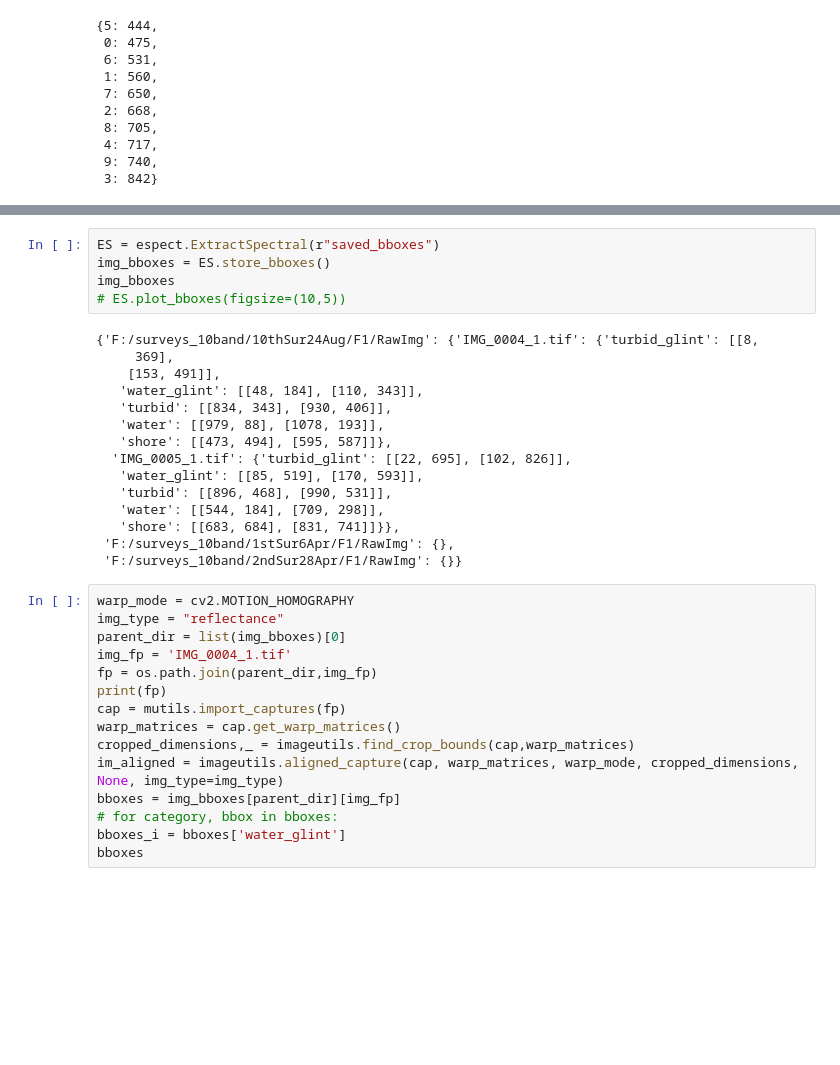
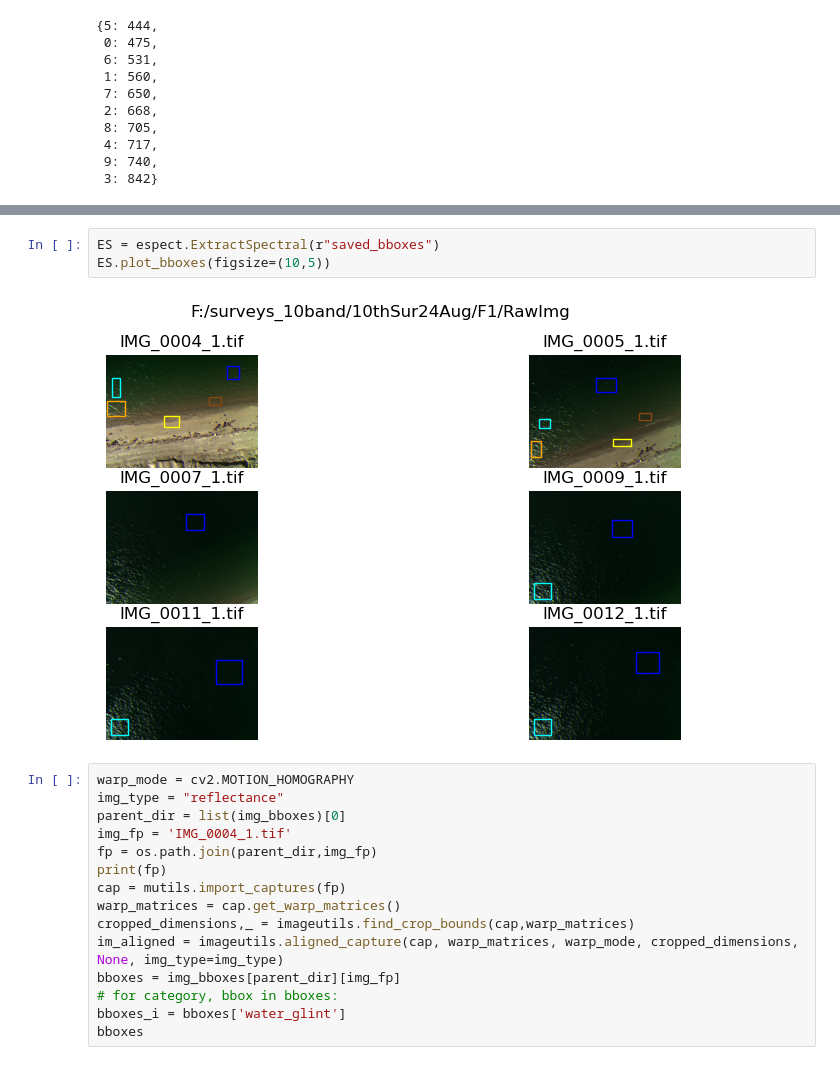
Before and after one commit to pakhuiying/sunglint_correction, a Jupyter notebook: extract_spectral_from_bboxes.ipynb, the cells around one changed output, grey strips where cells are left out. Cells and saved outputs as stored; diff of their text form; blank space fills up the shorter version.

Commit message:
show all images bboxes plotted using plot_bboxes

```diff
--- a/extract_spectral_from_bboxes.ipynb
+++ b/extract_spectral_from_bboxes.ipynb
@@ -65,23 +84,8 @@ wavelengths
 # %%
 ES = espect.ExtractSpectral(r"saved_bboxes")
-img_bboxes = ES.store_bboxes()
-img_bboxes
-# ES.plot_bboxes(figsize=(10,5))
+ES.plot_bboxes(figsize=(10,5))
 # %% [output]
-{'F:/surveys_10band/10thSur24Aug/F1/RawImg': {'IMG_0004_1.tif': {'turbid_glint': [[8,
-     369],
-    [153, 491]],
-   'water_glint': [[48, 184], [110, 343]],
-   'turbid': [[834, 343], [930, 406]],
-   'water': [[979, 88], [1078, 193]],
-   'shore': [[473, 494], [595, 587]]},
-  'IMG_0005_1.tif': {'turbid_glint': [[22, 695], [102, 826]],
-   'water_glint': [[85, 519], [170, 593]],
-   'turbid': [[896, 468], [990, 531]],
-   'water': [[544, 184], [709, 298]],
-   'shore': [[683, 684], [831, 741]]}},
- 'F:/surveys_10band/1stSur6Apr/F1/RawImg': {},
- 'F:/surveys_10band/2ndSur28Apr/F1/RawImg': {}}
+[figure, added]
 # %%
 warp_mode = cv2.MOTION_HOMOGRAPHY
 img_type = "reflectance"
```
Also changed, not shown: parts of 2 cells of this notebook, 17 other files.
